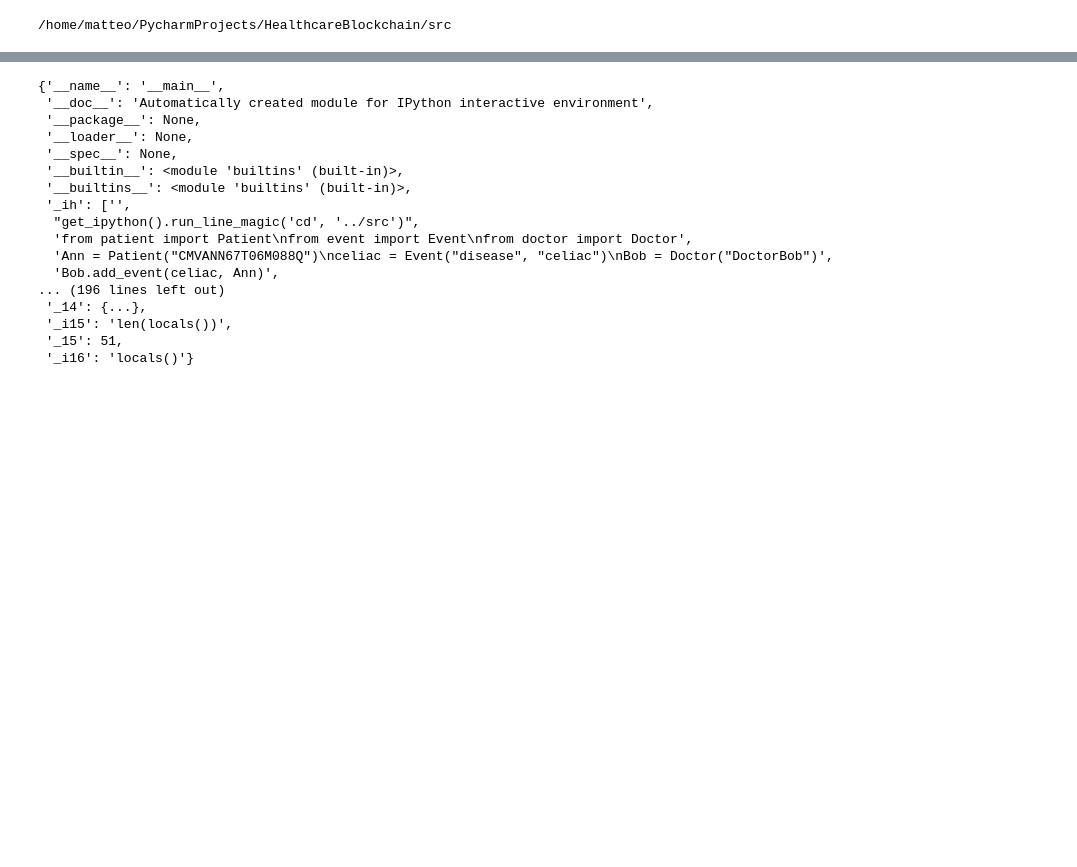
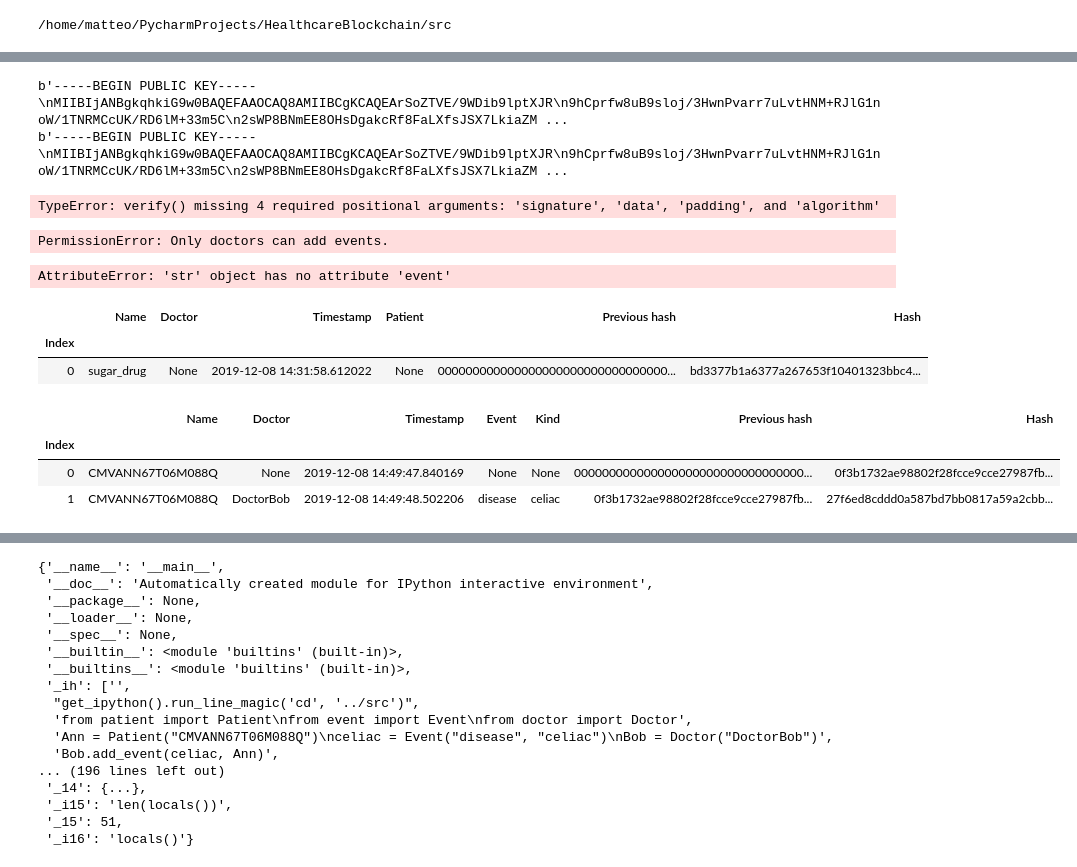
Before and after one commit to MatteoFacchetti/HealthcareBlockchain, a Jupyter notebook: notebooks/Untitled.ipynb, the cells around one changed output, grey strips where cells are left out. Drawn from its saved outputs; the diff is of its cells as text; code cells hidden in the pictures; blank space fills up the shorter version.

Commit message:
Completed the structure of the chain.

```diff
--- a/notebooks/Untitled.ipynb
+++ b/notebooks/Untitled.ipynb
@@ -53,5 +51,35 @@ for incompatibility in ["ciao", "bello"]:
+# %%
+add_event(Bob, celiac, Ann, key=key)
+# %% [output]
+b'-----BEGIN PUBLIC KEY-----\nMIIBIjANBgkqhkiG9w0BAQEFAAOCAQ8AMIIBCgKCAQEArSoZTVE/9WDib9lptXJR\n9hCprfw8uB9sloj/3HwnPvarr7uLvtHNM+RJlG1noW/1TNRMCcUK/RD6lM+33m5C\n2sWP8BNmEE8OHsDgakcRf8FaLXfsJSX7LkiaZM ...
+b'-----BEGIN PUBLIC KEY-----\nMIIBIjANBgkqhkiG9w0BAQEFAAOCAQ8AMIIBCgKCAQEArSoZTVE/9WDib9lptXJR\n9hCprfw8uB9sloj/3HwnPvarr7uLvtHNM+RJlG1noW/1TNRMCcUK/RD6lM+33m5C\n2sWP8BNmEE8OHsDgakcRf8FaLXfsJSX7LkiaZM ...
+# %%
+key.public_key().verify()
+# %% [output]
+TypeError: verify() missing 4 required positional arguments: 'signature', 'data', 'padding', and 'algorithm'
+# %%
+add_event(Ann, celiac, Ann)
+# %% [output]
+PermissionError: Only doctors can add events.
 # %%
 Bob.add_event(celiac, Ann)
+# %%
+Bob.add_event(sugar_drug, Ann)
+# %% [output]
+AttributeError: 'str' object has no attribute 'event'
+# %%
+sugar_drug.get_chain()
+# %% [output]
+|  | Name | Doctor | Timestamp | Patient | Previous hash | Hash |
+| Index |  |  |  |  |  |  |
+| 0 | sugar_drug | None | 2019-12-08 14:31:58.612022 | None | 000000000000000000000000000000000... | bd3377b1a6377a267653f10401323bbc4... |
+# %%
+Ann.get_chain()
+# %% [output]
+|  | Name | Doctor | Timestamp | Event | Kind | Previous hash | Hash |
+| Index |  |  |  |  |  |  |  |
+| 0 | CMVANN67T06M088Q | None | 2019-12-08 14:49:47.840169 | None | None | 000000000000000000000000000000000... | 0f3b1732ae98802f28fcce9cce27987fb... |
+| 1 | CMVANN67T06M088Q | DoctorBob | 2019-12-08 14:49:48.502206 | disease | celiac | 0f3b1732ae98802f28fcce9cce27987fb... | 27f6ed8cddd0a587bd7bb0817a59a2cbb... |
 # %%
 Bob.get_chain()
 # %% [output]
```
Also changed, not shown: parts of 25 cells of this notebook, 6 other files.
